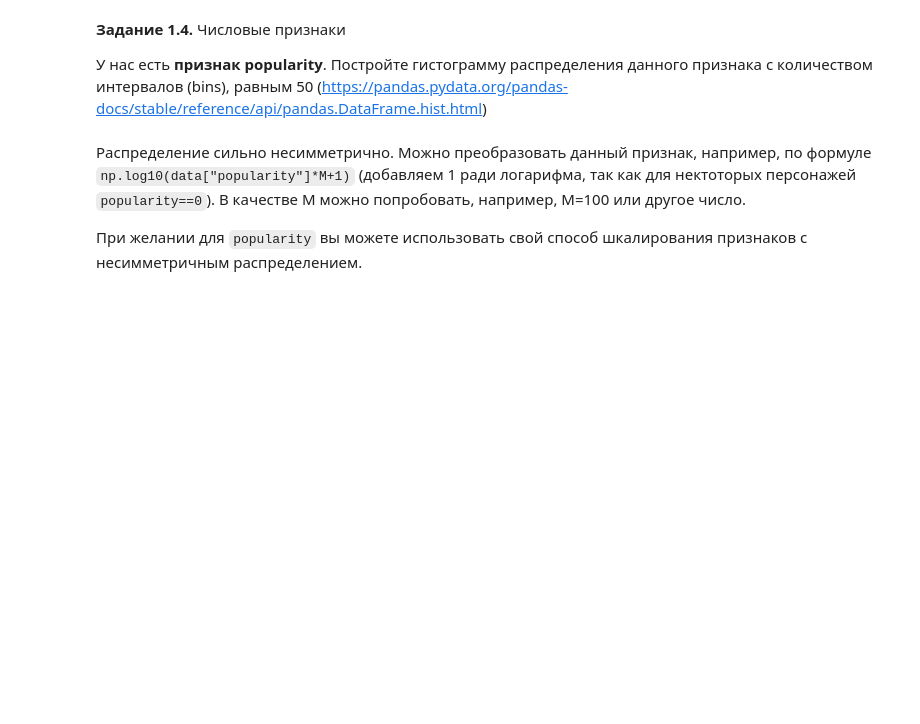
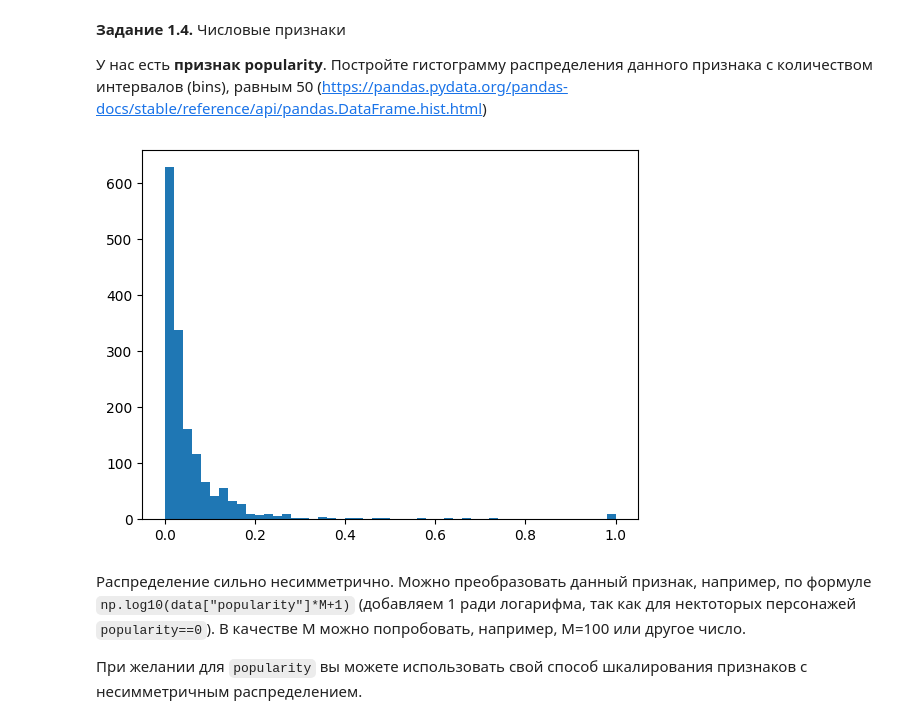
Before and after one commit to dancher00/dls, a Jupyter notebook: week_01_ml_intro/Homework/hw_1_game_of_thrones.ipynb, the cells around one changed output. Drawn from its saved outputs; the diff is of its cells as text; code cells hidden in the pictures; blank space fills up the shorter version.

```diff
--- a/week_01_ml_intro/Homework/hw_1_game_of_thrones.ipynb
+++ b/week_01_ml_intro/Homework/hw_1_game_of_thrones.ipynb
@@ -142,6 +192,10 @@ data.describe(include = [...]).T[['count', 'min', 'max']]
 **Задание 1.4.** Числовые признаки
 
 У нас есть **признак popularity**. Постройте гистограмму распределения данного признака с количеством интервалов (bins), равным 50 (https://pandas.pydata.org/pandas-docs/stable/reference/api/pandas.DataFrame.hist.html)
+# %%
+plt.hist(data['popularity'], bins=50);
+# %% [output]
+[figure, added]
 # %% [markdown]
 Распределение сильно несимметрично. Можно преобразовать данный признак, например, по формуле `np.log10(data["popularity"]*M+1)` (добавляем 1 ради логарифма, так как для нектоторых персонажей `popularity==0`). В качестве M можно попробовать, например, M=100 или другое число.
 
```
Also changed, not shown: parts of 28 cells of this notebook.
